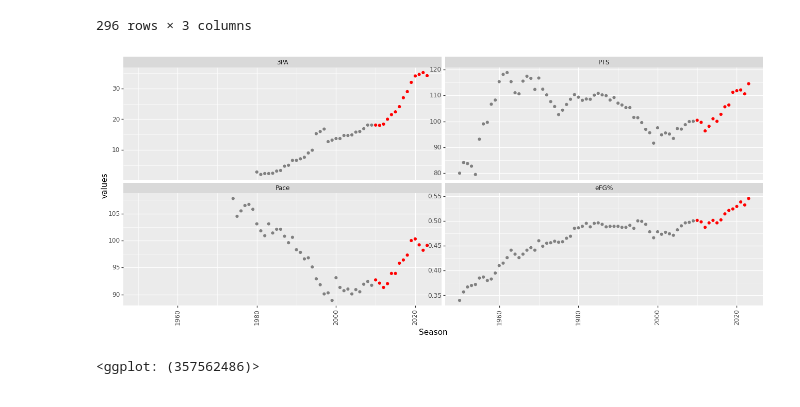
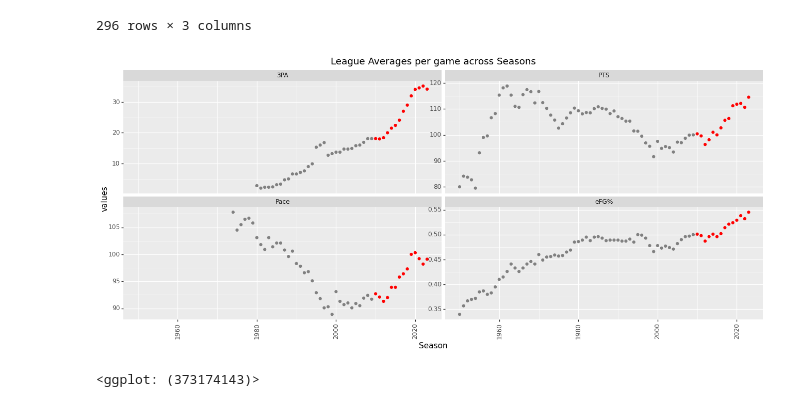
Before and after one commit to tz1211/DS105L-Project-404-Not-Found, a Jupyter notebook: Code/league_average_per_game.ipynb, the cells around one changed output. Drawn from its saved outputs; the diff is of its cells as text; code cells hidden in the pictures.

Commit message:
Updated visualisation

```diff
--- a/Code/league_average_per_game.ipynb
+++ b/Code/league_average_per_game.ipynb
@@ -69,12 +69,13 @@ df_long
 # %%
 g = (
     ggplot()
     + geom_point(df_long[df_long["Season"] < 2010], aes(x = "Season", y = "values"), color = "grey")
     + geom_point(df_long[df_long["Season"] >= 2010], aes(x = "Season", y = "values"), color = "red")
+    + labs(title = "League Averages per game across Seasons")
     + facet_wrap("~metrics", scales = "free_y")
-    + theme(axis_text_x=element_text(angle=90), figure_size = (16, 6))
+    + theme(axis_text_x = element_text(angle = 90), figure_size = (16, 6))
 )
 g
 # %% [output]
-[figure, old version]
+[figure, new version]
-<ggplot: (357562486)>
+<ggplot: (373174143)>
```
Also changed, not shown: 3 other files.
